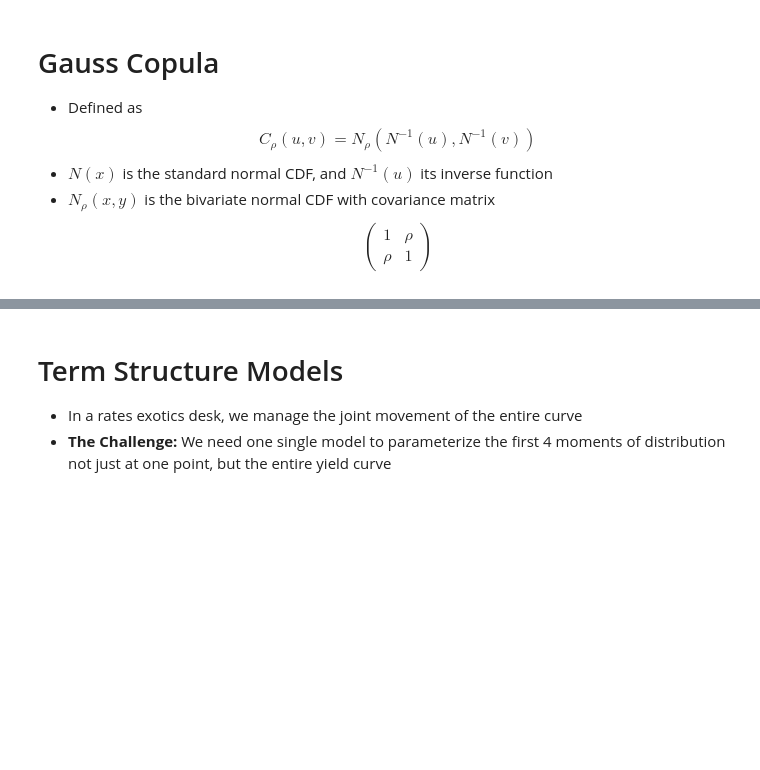
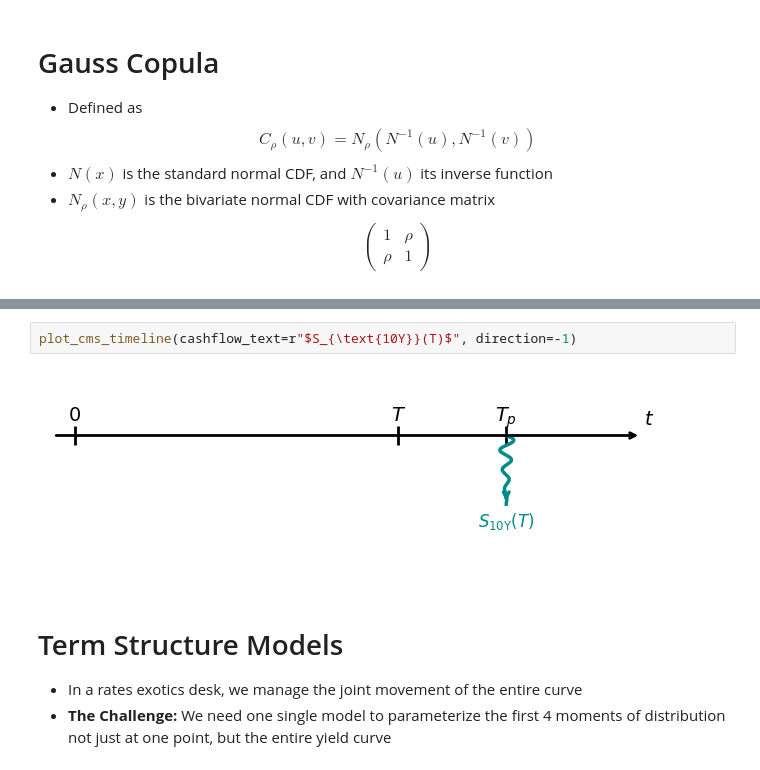
Before and after one commit to beginnerSC/slides, a Jupyter notebook: docs/rates.ipynb, the cells around one changed output, grey strips where cells are left out. Saved outputs shown, nothing was run; the diff lists cells and outputs as text; blank space fills up the shorter version.

```diff
--- a/docs/rates.ipynb
+++ b/docs/rates.ipynb
@@ -774,3 +782,7 @@ has marginal CDFs $F_X(y)$ and $F_Y(y)$
+# %%
+plot_cms_timeline(cashflow_text=r"$S_{\text{10Y}}(T)$", direction=-1)
+# %% [output]
+[figure, added]
 # %% [markdown]
 # Term Structure Models
 
```
Also changed, not shown: parts of 3 cells of this notebook, 1 other file.
